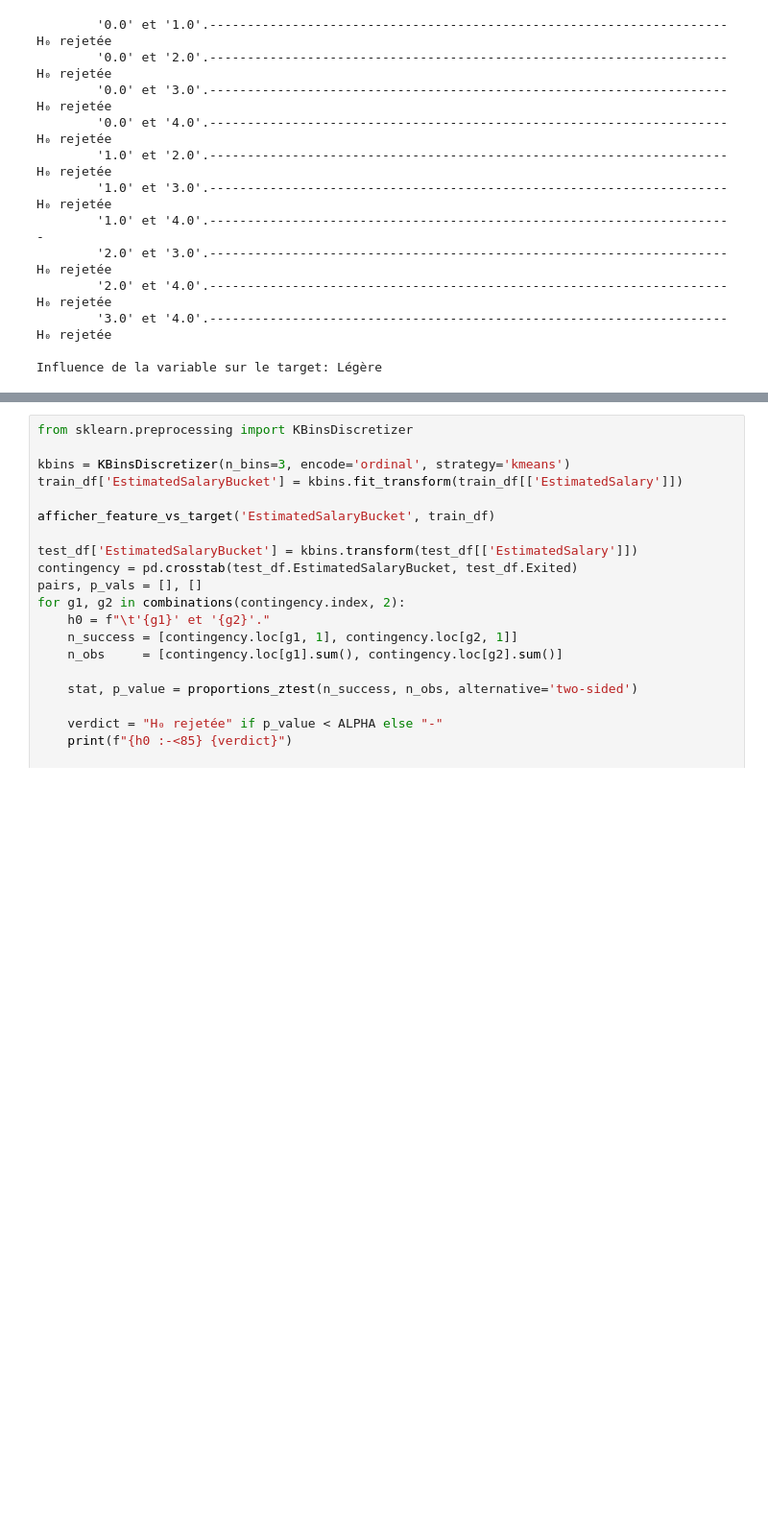
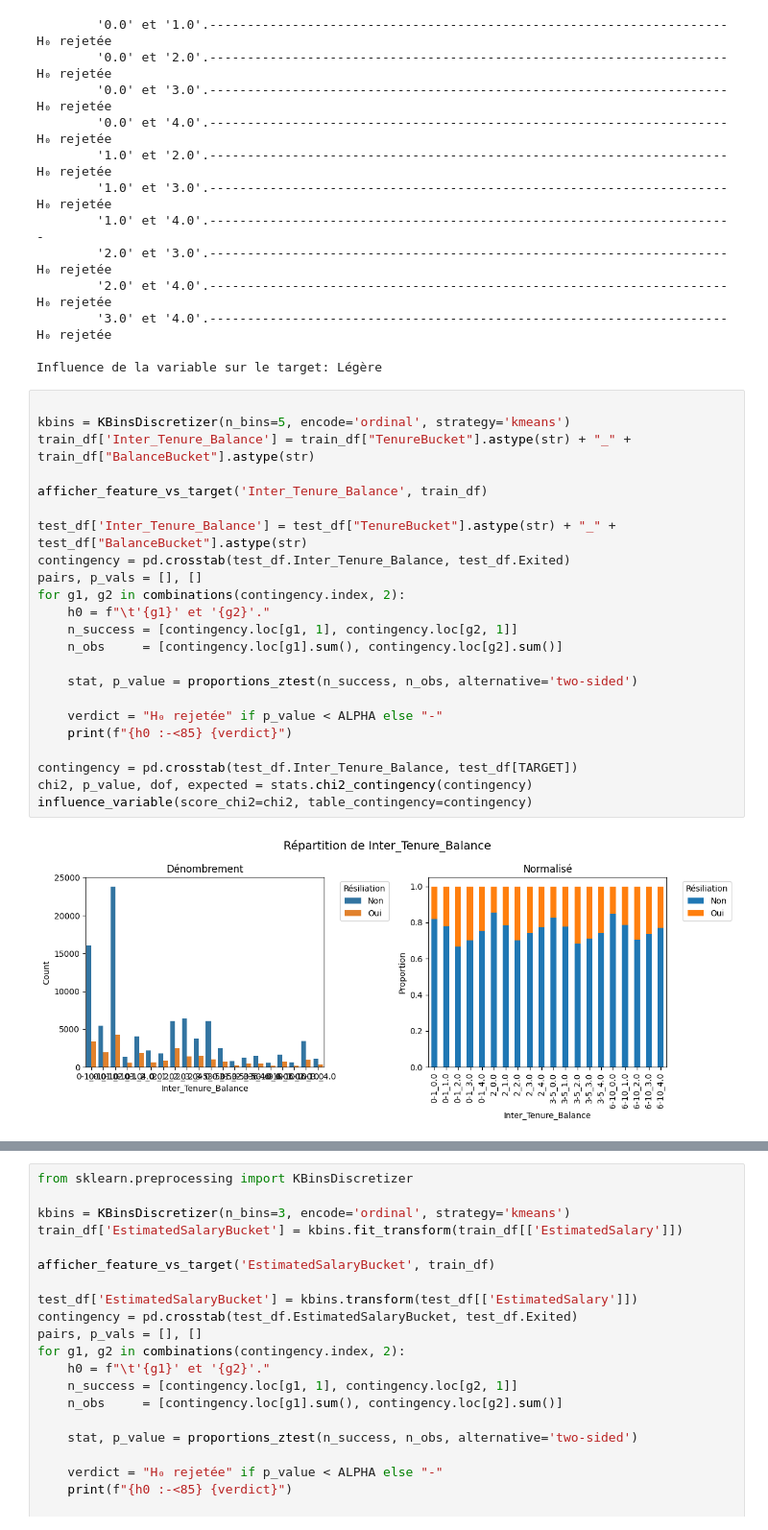
Before and after one commit to lbihin/mlpro-classification-bank-churn-2025, a Jupyter notebook: eda/eda.ipynb, the cells around one changed output, grey strips where cells are left out. Shown at 96% size. Saved outputs shown, nothing was run; the diff lists cells and outputs as text; blank space fills up the shorter version.

```diff
--- a/eda/eda.ipynb
+++ b/eda/eda.ipynb
@@ -1565,3 +1562,28 @@ influence_variable(score_chi2=chi2, table_contingency=contingency)
         '3.0' et '4.0'.--------------------------------------------------------------------- H₀ rejetée
 
 Influence de la variable sur le target: Légère
+# %%
+
+kbins = KBinsDiscretizer(n_bins=5, encode='ordinal', strategy='kmeans')
+train_df['Inter_Tenure_Balance'] = train_df["TenureBucket"].astype(str) + "_" + train_df["BalanceBucket"].astype(str)
+
+afficher_feature_vs_target('Inter_Tenure_Balance', train_df)
+
+test_df['Inter_Tenure_Balance'] = test_df["TenureBucket"].astype(str) + "_" + test_df["BalanceBucket"].astype(str)
+contingency = pd.crosstab(test_df.Inter_Tenure_Balance, test_df.Exited)
+pairs, p_vals = [], []
+for g1, g2 in combinations(contingency.index, 2):
+    h0 = f"\t'{g1}' et '{g2}'."
+    n_success = [contingency.loc[g1, 1], contingency.loc[g2, 1]]
+    n_obs     = [contingency.loc[g1].sum(), contingency.loc[g2].sum()]
+
+    stat, p_value = proportions_ztest(n_success, n_obs, alternative='two-sided')
+
+    verdict = "H₀ rejetée" if p_value < ALPHA else "-"
+    print(f"{h0 :-<85} {verdict}")
+
+contingency = pd.crosstab(test_df.Inter_Tenure_Balance, test_df[TARGET])
+chi2, p_value, dof, expected = stats.chi2_contingency(contingency)
+influence_variable(score_chi2=chi2, table_contingency=contingency)
+# %% [output]
+[figure, added]
```
Also changed, not shown: parts of 6 cells of this notebook, 6 other files.
